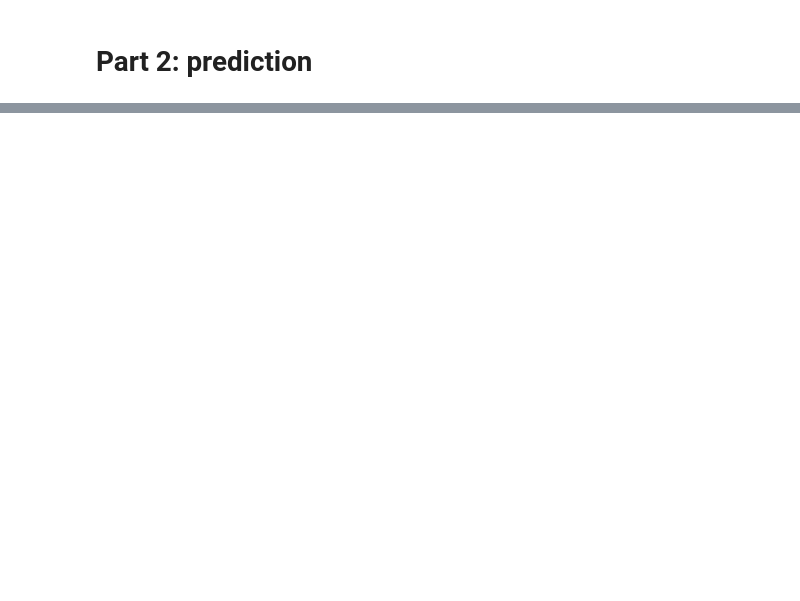
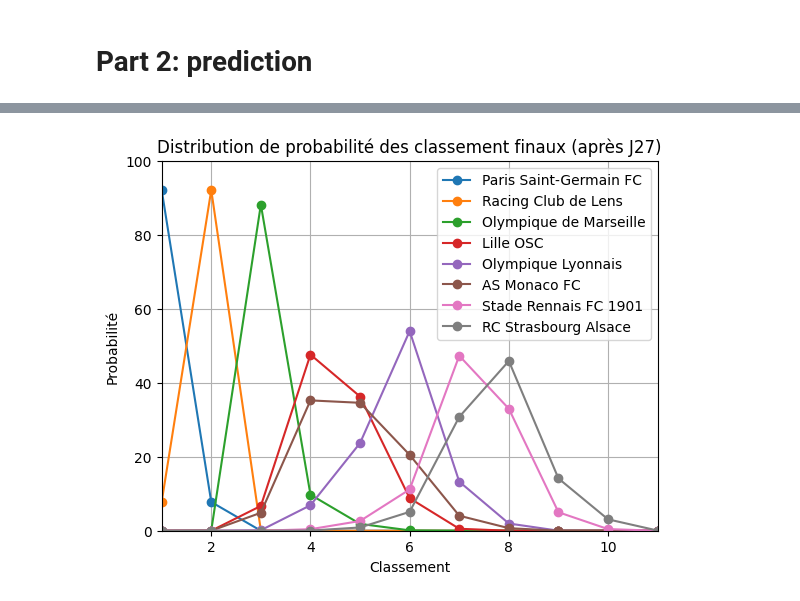
Before and after one commit to judithbreaud/ligue1_viz, a Jupyter notebook: notebooks/end_of_season.ipynb, the cells around one changed output, grey strips where cells are left out. Drawn from its saved outputs; the diff is of its cells as text; code cells hidden in the pictures; blank space fills up the shorter version.

Commit message:
monte carlo done

```diff
--- a/notebooks/end_of_season.ipynb
+++ b/notebooks/end_of_season.ipynb
@@ -1120,0 +1144,2 @@ y_valid=df_for_validation["score.winner"]
+# %%
+run_one_simulation(probas,classes,y_label_unplayed,y_label_played,old_goal_dif)
@@ -1120,0 +1173,12 @@ y_valid=df_for_validation["score.winner"]
+# %%
+N=10000
+res_monte_carlo=run_monte_carlo(N,probas,classes,y_label_unplayed,y_label_played,old_goal_dif)
+# %%
+rank_counts = (
+    res_monte_carlo
+    .groupby(["team", "rank"])
+    .size()
+    .unstack(fill_value=0)
+)
+# %%
+rank_probs=rank_counts*100/N
@@ -1120,0 +1206,36 @@ y_valid=df_for_validation["score.winner"]
+# %%
+import matplotlib.pyplot as plt
+
+teams_of_interest = [
+    "Paris Saint-Germain FC",
+    "Racing Club de Lens",
+    "Olympique de Marseille",
+    "Lille OSC",
+    "Olympique Lyonnais",
+    "AS Monaco FC",
+    "Stade Rennais FC 1901",
+    "RC Strasbourg Alsace"
+]
+
+plt.figure()
+
+for team in teams_of_interest:
+    plt.plot(
+        rank_probs.columns,
+        rank_probs.loc[team],
+        marker='o',
+        label=team,
+        linestyle='-'
+    )
+
+plt.xlabel("Classement")
+plt.ylabel("Probabilité")
+plt.title("Distribution de probabilité des classement finaux (après J27)")
+plt.legend()
+plt.grid()
+plt.xlim(1, 11)
+plt.ylim(0, 100)
+
+plt.show()
+# %% [output]
+[figure, added]
```
Also changed, not shown: parts of 24 cells of this notebook.
